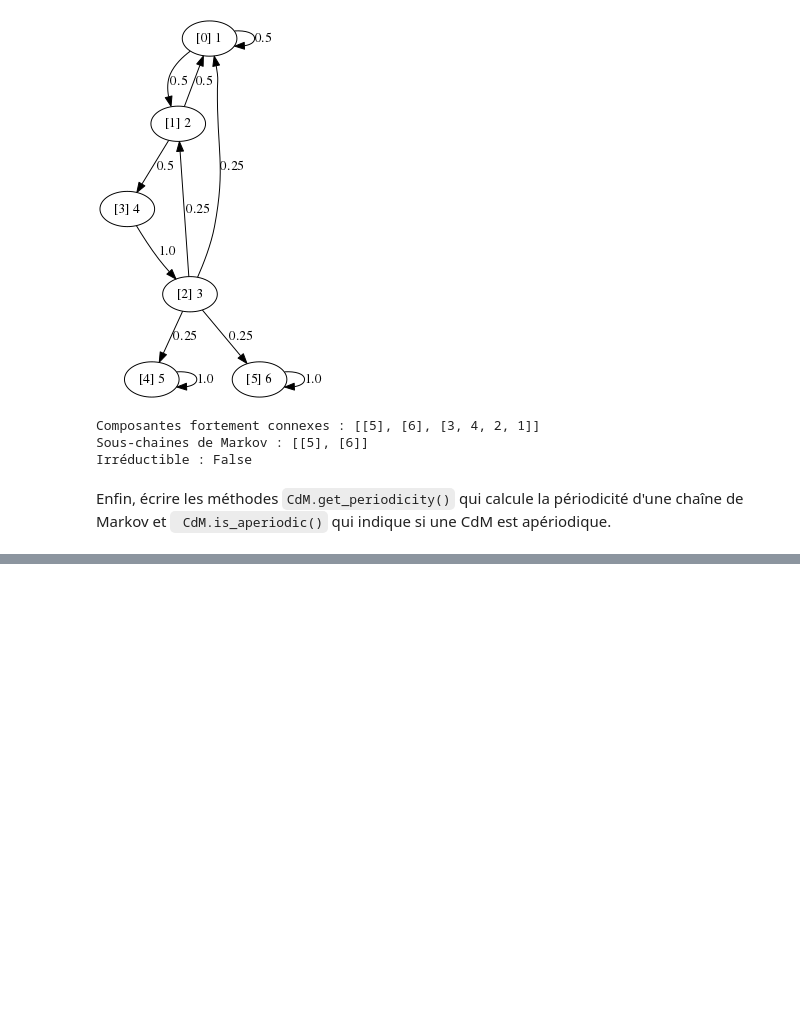
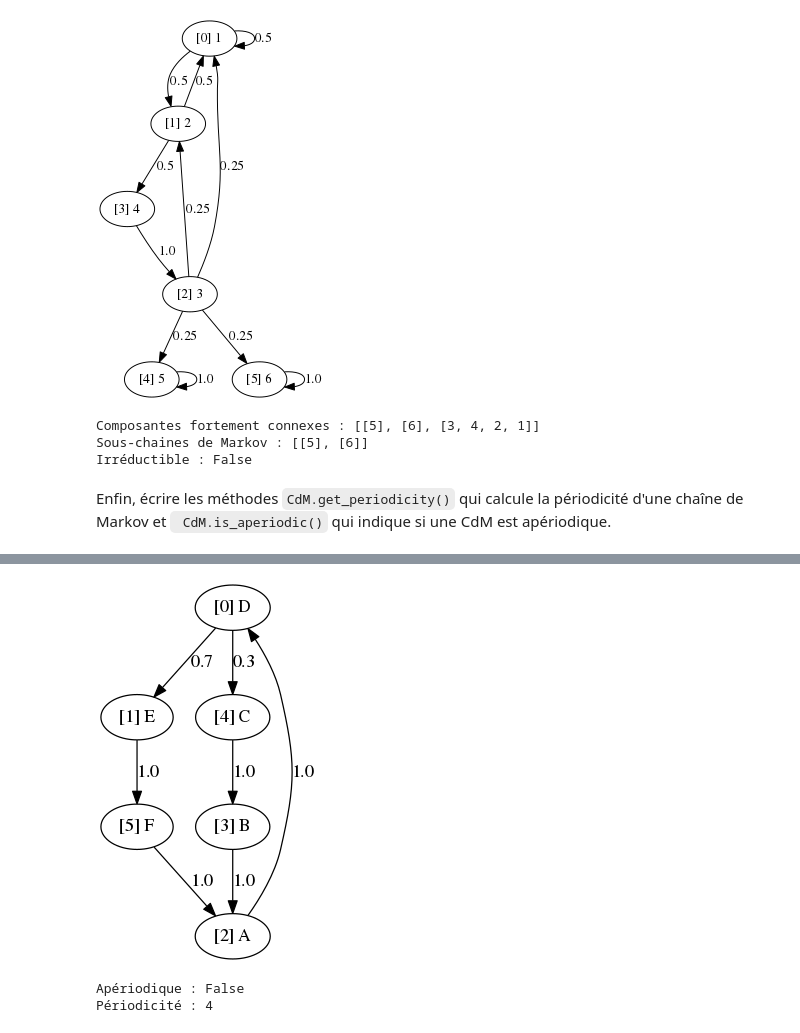
Before and after one commit to Marc-Hu/Proba-Stat, a Jupyter notebook: Projet3/semaine1.ipynb, the cells around one changed output, grey strips where cells are left out. Cells and saved outputs as stored; diff of their text form; code cells hidden in the pictures; blank space fills up the shorter version.

```diff
--- a/Projet3/semaine1.ipynb
+++ b/Projet3/semaine1.ipynb
@@ -574,34 +580,39 @@ import utils
 # Définition d'une CdM périodique
 class PeriodicCdM(CdM):
   def __init__(self):
+    self.stateToIndex = { 'E': 1, 'D': 0, 'A': 2, 'B' : 3, 'C': 4, 'F' : 5}
     super().__init__()
 
   def get_states(self):
     return "DEABCF"
 
   def get_transition_distribution(self, state):
     if state == 'A':
       return {'D': 1}
     elif state == 'B':
       return {'A': 1}
     elif state == 'C':
       return {'B': 1}
     elif state == 'D':
       return {'C': 0.3,'E':0.7}
     elif state == 'E':
       return {'F': 1}
     elif state == 'F':
       return {'A': 1}
     else:
       raise IndexError
 
   def get_initial_distribution(self):
     return {'A': 1}
 
 p=PeriodicCdM()
 p.show_transition_graph(gnb)
 print("Apériodique : "+str(p.is_aperiodic()))
 print("Périodicité : "+str(p.get_periodicity()))
+# %% [output]
+[figure, added]
+Apériodique : False
+Périodicité : 4
 # %%
 from CdM import CdM
 import matplotlib.pyplot as plt
```
Also changed, not shown: parts of 4 cells of this notebook, 2 other files.
